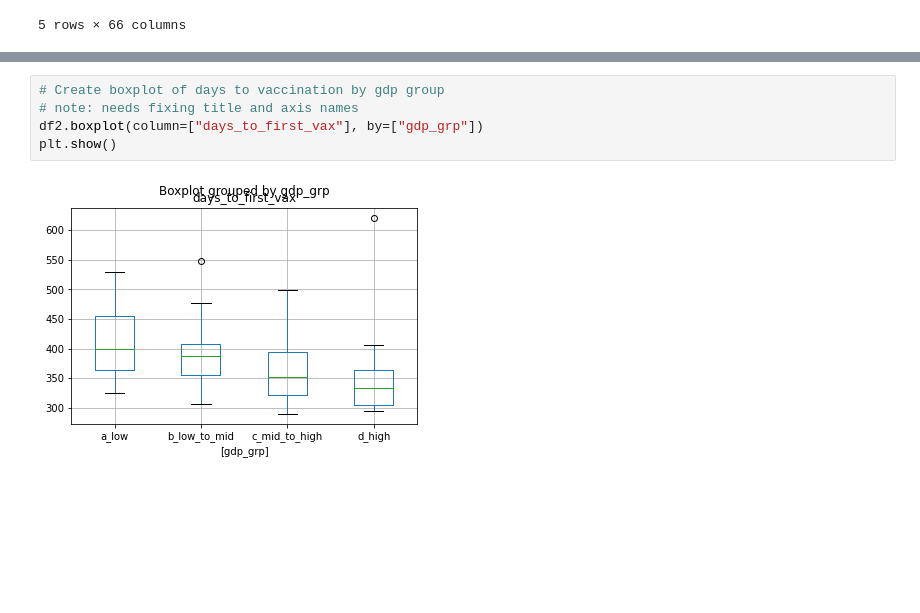
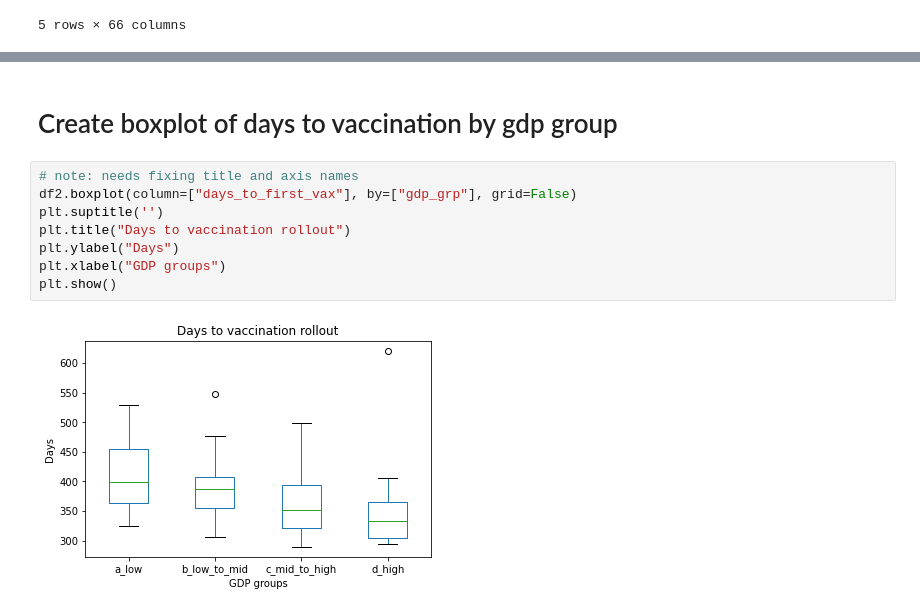
Before and after one commit to Waltontan/Project_Covid, a Jupyter notebook: data_cleaning.ipynb, the cells around one changed output, grey strips where cells are left out. Drawn from its saved outputs; the diff is of its cells as text; blank space fills up the shorter version.

```diff
--- a/data_cleaning.ipynb
+++ b/data_cleaning.ipynb
@@ -146,7 +163,12 @@ df2.loc[df2["gdp_grp"] == "high", "gdp_grp"] = "d_high"
+# %% [markdown]
+# Create boxplot of days to vaccination by gdp group
 # %%
-# Create boxplot of days to vaccination by gdp group
 # note: needs fixing title and axis names
-df2.boxplot(column=["days_to_first_vax"], by=["gdp_grp"])
+df2.boxplot(column=["days_to_first_vax"], by=["gdp_grp"], grid=False)
+plt.suptitle('')
+plt.title("Days to vaccination rollout")
+plt.ylabel("Days")
+plt.xlabel("GDP groups")
 plt.show()
 # %% [output]
-[figure, old version]
+[figure, new version]
```
Also changed, not shown: parts of 29 cells of this notebook, 3 other files.
